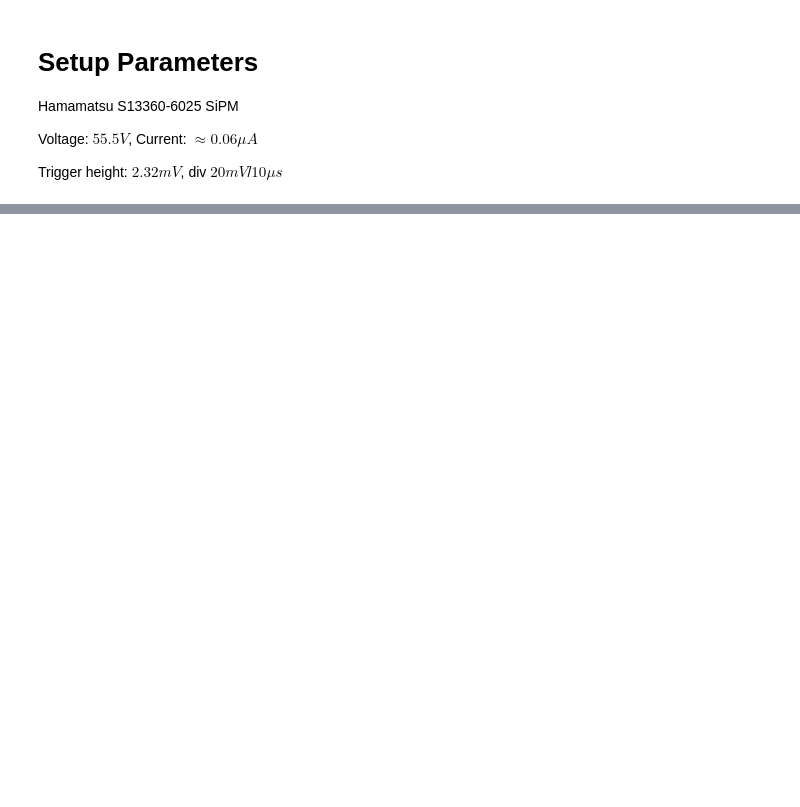
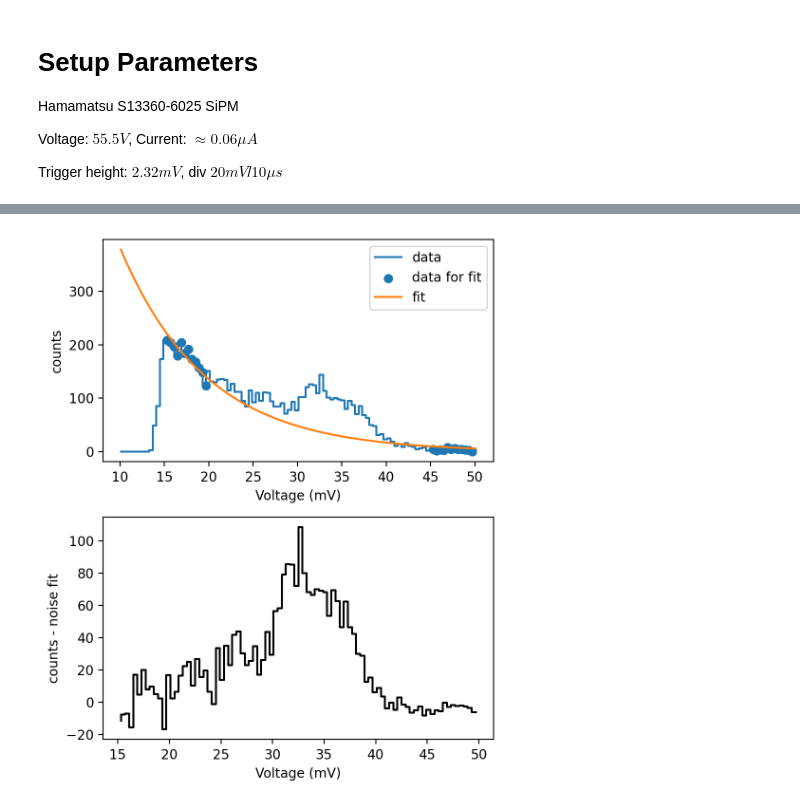
Before and after one commit to ficnawode/msc-python-analysis, a Jupyter notebook: analysis/sipm_spectroscopy.ipynb, the cells around one changed output, grey strips where cells are left out. Cells and saved outputs as stored; diff of their text form; code cells hidden in the pictures; blank space fills up the shorter version.

```diff
--- a/analysis/sipm_spectroscopy.ipynb
+++ b/analysis/sipm_spectroscopy.ipynb
@@ -116,0 +102,40 @@ Number of bins: 68
+# %%
+bin_centers = pd.Series(bins[:-1] + bins[1:], name='V') / 2
+df= pd.DataFrame({'V': bin_centers, 'count': count})
+
+fig, ax = plt.subplots(2,1, figsize=(5,6), dpi=200)
+ax[0].step(df['V'], df['count'], label = 'data')
+
+# df_fit = df where V > 20 and V < 100 or V > 200 and V < 300
+
+min1 = 15
+max1 = 20
+min2 = 45
+max2 = 50
+df_fit = df.loc[(df['V'] > min1) & (df['V'] < max1) | (df['V'] > min2) & (df['V'] < max2)]
+ax[0].scatter(df_fit['V'], df_fit['count'], label='data for fit')
+
+# fit an exponential function to the data
+from scipy.optimize import curve_fit
+def exp_fit(x, a, b):
+    return a * np.exp(-b * x)
+
+popt, pcov = curve_fit(exp_fit, df_fit['V'], df_fit['count'], p0=[1000, 0.1])
+popt
+
+x_fit = np.linspace(min1, max2, 100)
+ax[0].plot(df['V'], exp_fit(df['V'], *popt), label='fit')
+
+ax[0].set_xlabel('Voltage (mV)')
+ax[0].set_ylabel('counts')
+ax[0].legend()
+
+df_sub = df.loc[(df['V'] > 15) & (df['V'] < 50)].copy()
+df_sub['count'] = df_sub['count'] - exp_fit(df_sub['V'], *popt)
+ax[1].step(df_sub['V'], df_sub['count'], color='black')
+ax[1].set_xlabel('Voltage (mV)')
+ax[1].set_ylabel('counts - noise fit')
+plt.tight_layout()
+plt.show()
+# %% [output]
+[figure, added]
```
Also changed, not shown: parts of 3 cells of this notebook, 8 other files.
